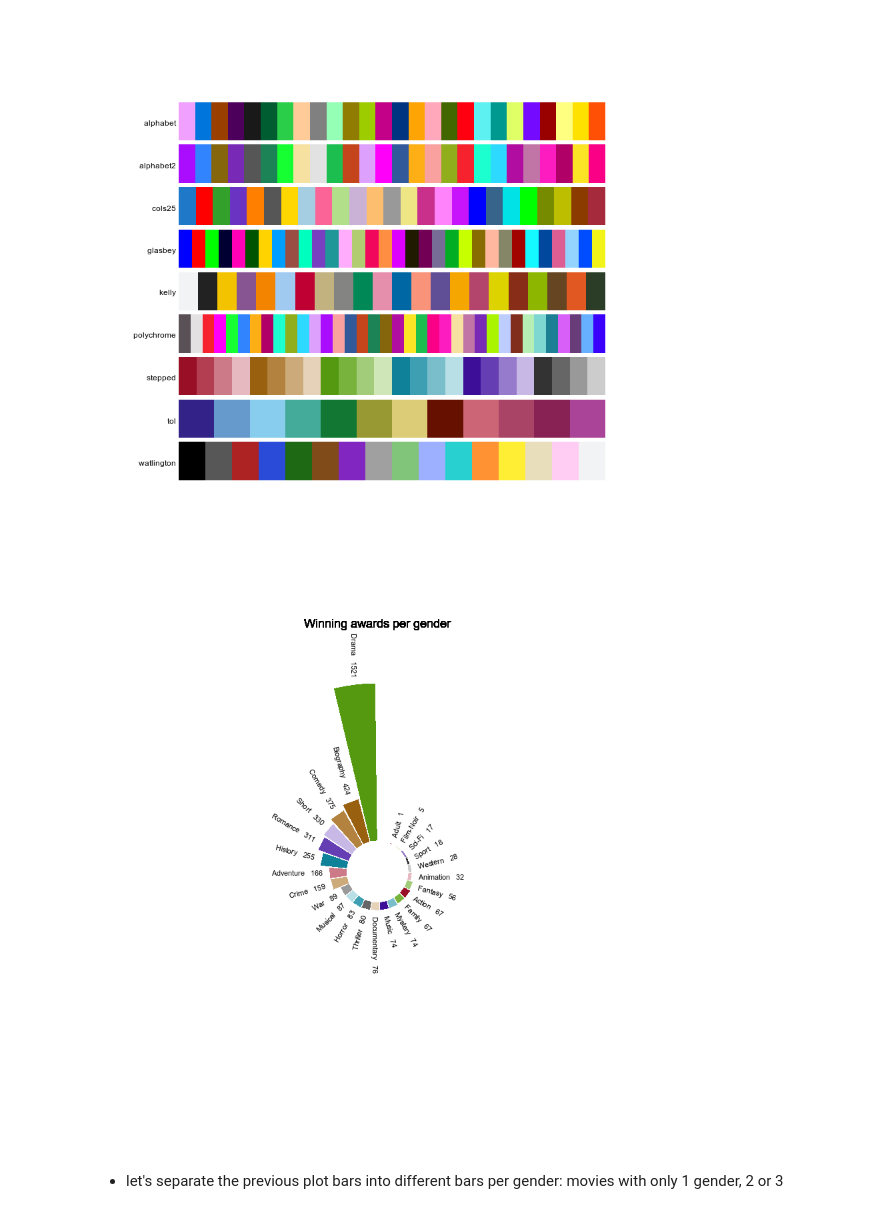
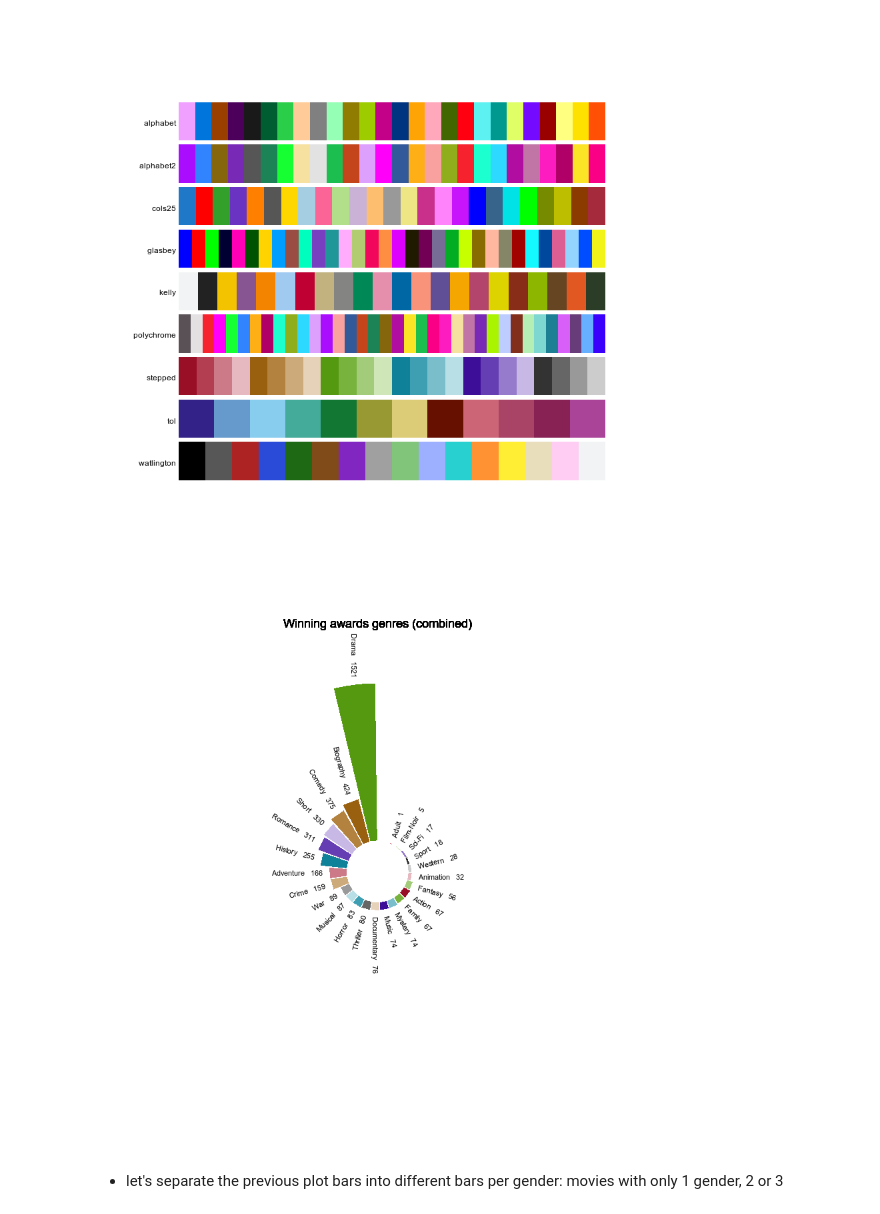
Before and after one commit to fsbarros98/IMDb_analysis, a Jupyter notebook: src/05.1_hypothesis_success_people_awards_FB.ipynb, the cells around one changed output. Saved outputs shown, nothing was run; the diff lists cells and outputs as text; code cells hidden in the pictures.

```diff
--- a/src/05.1_hypothesis_success_people_awards_FB.ipynb
+++ b/src/05.1_hypothesis_success_people_awards_FB.ipynb
@@ -619,7 +595,7 @@ Only 12 colors are available with 'tol'
 Only 16 colors are available with 'watlington'.
 [figure]
 # %%
-ggplot(wins_all_genres_count,aes(x=reorder(genre, n),y=n,fill=factor(genre))) +
+total_genres_plot = ggplot(wins_all_genres_count,aes(x=reorder(genre, n),y=n,fill=factor(genre))) +
 geom_bar(stat="identity",show.legend=FALSE)+#,fill=alpha("skyblue3",0.5)) +
 scale_fill_manual(values=as.vector(stepped(24)))+
 ylim(-300,2100)+
@@ -632,6 +608,8 @@ theme(plot.title=element_text(),
 coord_polar(start = 0)+
 geom_text(data=label_genre, aes(x=seq(1,nrow(wins_all_genres_count)), y=n+10, label=labels, hjust=hjust),
                                 color="black", size=2.3, angle= label_genre$angle, inherit.aes = FALSE)+
-geom_text(aes(x=-1, y=2100, label="Winning awards per gender"), color="black", inherit.aes = FALSE)
+geom_text(aes(x=-1, y=2100, label="Winning awards genres (combined)"), color="black", inherit.aes = FALSE)
-# %% [output]
-[figure, removed]
+# %%
+total_genres_plot
+# %% [output]
+[figure, added]
```
Also changed, not shown: parts of 29 cells of this notebook, 9 other files.
